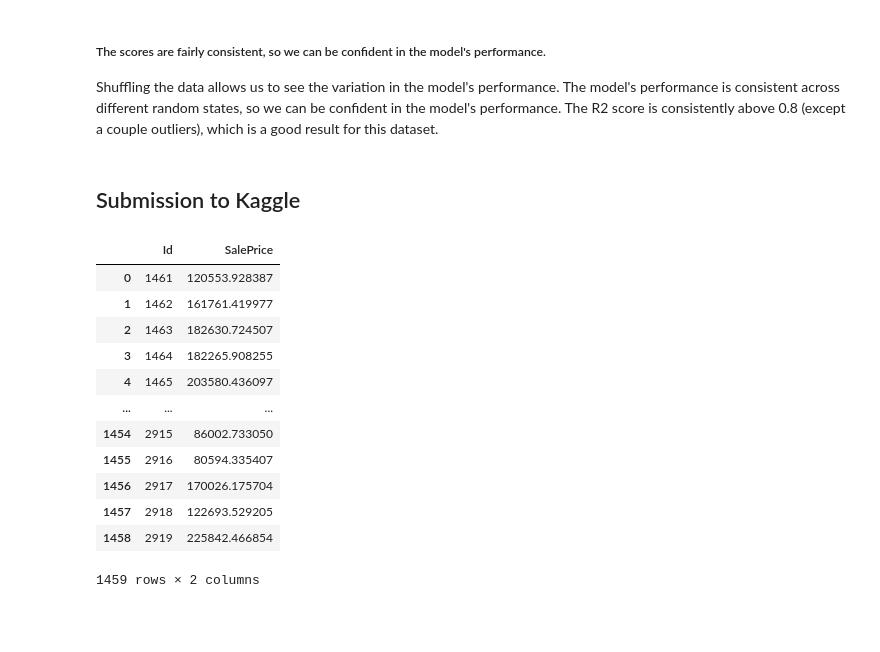
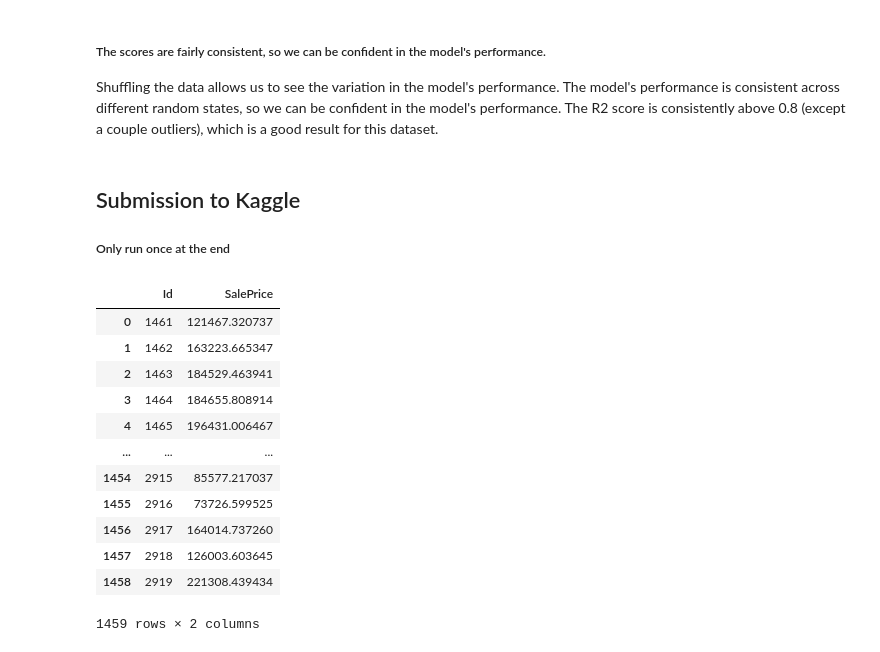
Before and after one commit to Vincent881909/ml-group124, a Jupyter notebook: src/GradientBoostingRegressor.ipynb, the cells around one changed output. Cells and saved outputs as stored; diff of their text form; code cells hidden in the pictures; blank space fills up the shorter version.

```diff
--- a/src/GradientBoostingRegressor.ipynb
+++ b/src/GradientBoostingRegressor.ipynb
@@ -50,8 +45,8 @@ from sklearn.model_selection import GridSearchCV
 
 # Define the hyperparameters to test
 param_grid = {
-    'n_estimators': [100, 200, 300],
-    'learning_rate': [0.01, 0.1, 1],
+    'n_estimators': [100, 125, 150, 175, 200, 225, 250, 275, 300],
+    'learning_rate': [0.01, 0.05, 0.01, 0.5, 1],
     'max_depth': [3, 5, 7]
 }
 
@@ -61,6 +56,9 @@ grid_search = GridSearchCV(GradientBoostingRegressor(), param_grid, cv=3, scorin
 # Fit the GridSearchCV
 grid_search.fit(X_train, y_train)
 
+# Save the best estimator
+gbr_model = grid_search.best_estimator_
+
 # Get the results of the grid search
 results = pd.DataFrame(grid_search.cv_results_)
 
@@ -89,3 +87,10 @@ plt.show()
 ##### The best parameters are n_estimators=200, learning_rate=0.1, and max_depth=3
 # %% [markdown]
 ## Repeat the process with the best parameters
+# %%
+# Perform cross-validation and get scores
+r2_scores = cross_val_score(gbr_model, X_train, y_train, cv=5, scoring='r2')
+
+# Print the scores
+for score in r2_scores:
+    print(score)
@@ -92,5 +103,5 @@ plt.show()
 # %%
-gbr_model = GradientBoostingRegressor(n_estimators=200, learning_rate=0.1, max_depth=3)
+# gbr_model = GradientBoostingRegressor(n_estimators=200, learning_rate=0.1, max_depth=3)
 r2_scores = []
 
 # Repeat the process 20 times with the best parameters, shuffling the data each time
@@ -146,30 +134,31 @@ plt.show()
 Shuffling the data allows us to see the variation in the model's performance. The model's performance is consistent across different random states, so we can be confident in the model's performance. The R2 score is consistently above 0.8 (except a couple outliers), which is a good result for this dataset.
 # %% [markdown]
 ## Submission to Kaggle
+##### Only run once at the end
 # %%
 # Record predictions for the test set
 test = pd.read_csv('../data/test_enc.csv')
 test_predictions = gbr_model.predict(test)
 
 # add the Id column to the predictions
 df_test = pd.read_csv('../data/test.csv')
 test_predictions = pd.DataFrame({'Id': df_test['Id'], 'SalePrice': test_predictions})
 
 # Save the predictions to a CSV file
-# test_predictions.to_csv('../gbr_test_predictions.csv', index=False)
+test_predictions.to_csv('../gbr_test_predictions_3.csv', index=False)
 
 test_predictions
 # %% [output]
 |  | Id | SalePrice |
-| 0 | 1461 | 120553.928387 |
-| 1 | 1462 | 161761.419977 |
-| 2 | 1463 | 182630.724507 |
-| 3 | 1464 | 182265.908255 |
-| 4 | 1465 | 203580.436097 |
+| 0 | 1461 | 121467.320737 |
+| 1 | 1462 | 163223.665347 |
+| 2 | 1463 | 184529.463941 |
+| 3 | 1464 | 184655.808914 |
+| 4 | 1465 | 196431.006467 |
 | ... | ... | ... |
-| 1454 | 2915 | 86002.733050 |
-| 1455 | 2916 | 80594.335407 |
-| 1456 | 2917 | 170026.175704 |
-| 1457 | 2918 | 122693.529205 |
-| 1458 | 2919 | 225842.466854 |
+| 1454 | 2915 | 85577.217037 |
+| 1455 | 2916 | 73726.599525 |
+| 1456 | 2917 | 164014.737260 |
+| 1457 | 2918 | 126003.603645 |
+| 1458 | 2919 | 221308.439434 |
 1459 rows × 2 columns
```
Also changed, not shown: parts of 10 cells of this notebook.
